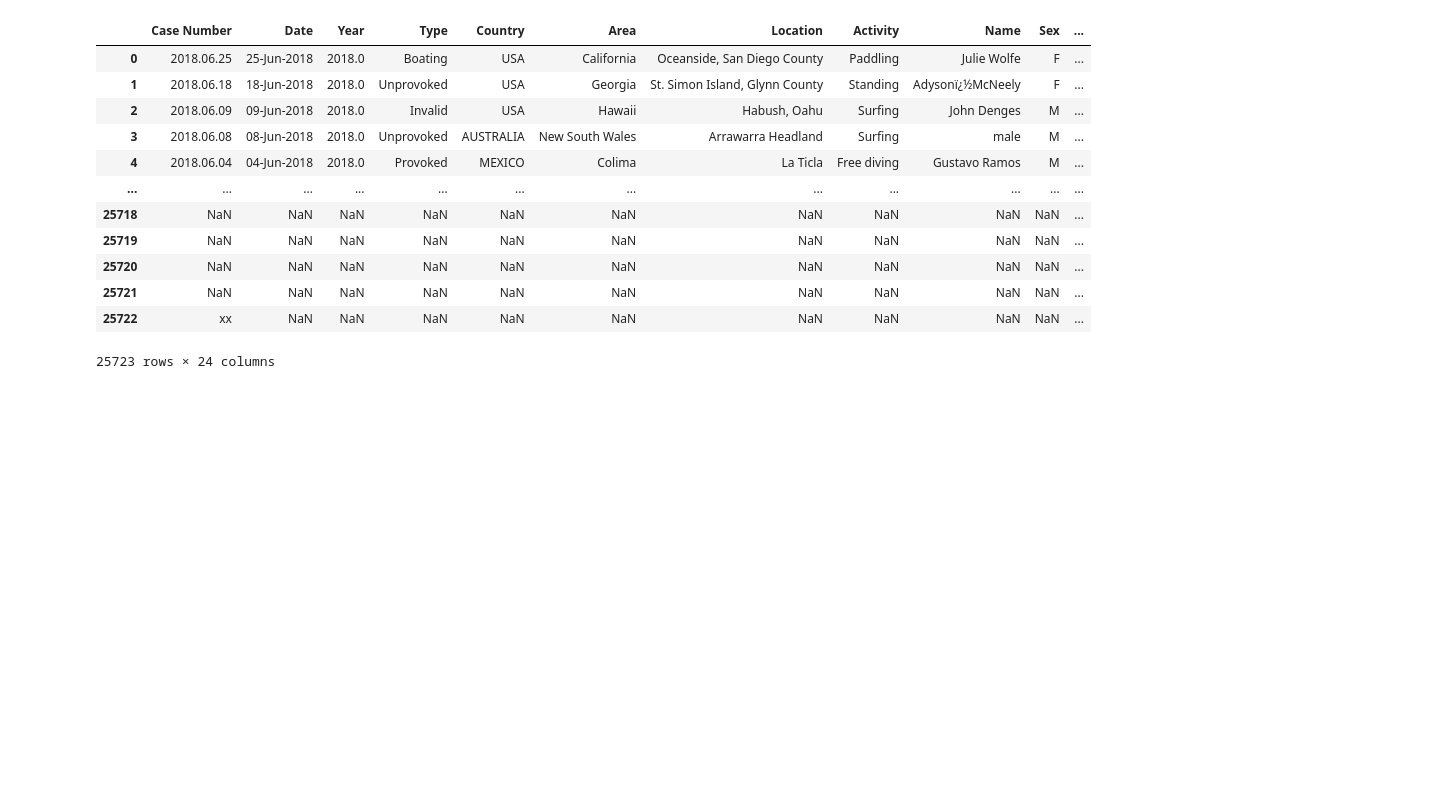
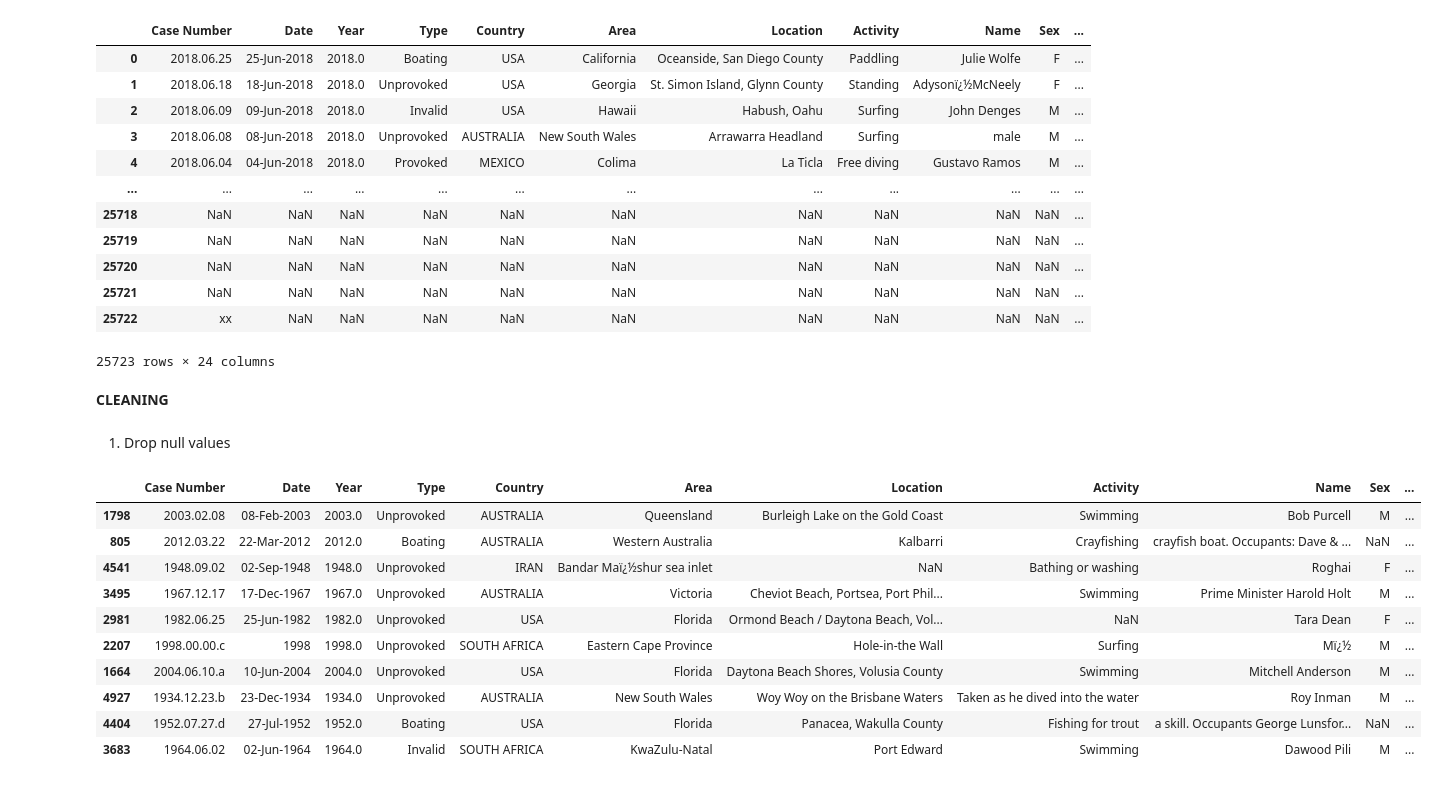
Before and after one commit to niniet98/PROJECT-I, a Jupyter notebook: src/cleaning.ipynb, the cells around one changed output. Cells and saved outputs as stored; diff of their text form; code cells hidden in the pictures; blank space fills up the shorter version.

```diff
--- a/src/cleaning.ipynb
+++ b/src/cleaning.ipynb
@@ -7,4 +3,5 @@ def clean_empty_rows(df):
 # %%
+pd.set_option('display.max_columns', None)
 shark_attacks = pd.read_csv("../data/attacks.csv", encoding="latin1")
 shark_attacks
 # %% [output]
@@ -21,3 +18,26 @@ shark_attacks
 | 25721 | NaN | NaN | NaN | NaN | NaN | NaN | NaN | NaN | NaN | NaN | ... |
 | 25722 | xx | NaN | NaN | NaN | NaN | NaN | NaN | NaN | NaN | NaN | ... |
 25723 rows × 24 columns
+# %% [markdown]
+**CLEANING**
+# %% [markdown]
+1. Drop null values
+# %%
+# We remove all the lines with 0, xx and empty values
+attacks_subset = shark_attacks.dropna(how='all')
+attacks_subset = attacks_subset[(attacks_subset['Case Number'] != '0')]
+attacks_subset = attacks_subset[(attacks_subset['Case Number'] != 'xx')]
+attacks_subset.sample(10)
+#print(rm_empty_lines.isna().sum())
+# %% [output]
+|  | Case Number | Date | Year | Type | Country | Area | Location | Activity | Name | Sex | ... |
+| 1798 | 2003.02.08 | 08-Feb-2003 | 2003.0 | Unprovoked | AUSTRALIA | Queensland | Burleigh Lake on the Gold Coast | Swimming | Bob Purcell | M | ... |
+| 805 | 2012.03.22 | 22-Mar-2012 | 2012.0 | Boating | AUSTRALIA | Western Australia | Kalbarri | Crayfishing | crayfish boat. Occupants: Dave & ... | NaN | ... |
+| 4541 | 1948.09.02 | 02-Sep-1948 | 1948.0 | Unprovoked | IRAN | Bandar Maï¿½shur sea inlet | NaN | Bathing or washing | Roghai | F | ... |
+| 3495 | 1967.12.17 | 17-Dec-1967 | 1967.0 | Unprovoked | AUSTRALIA | Victoria | Cheviot Beach, Portsea, Port Phil... | Swimming | Prime Minister Harold Holt | M | ... |
+| 2981 | 1982.06.25 | 25-Jun-1982 | 1982.0 | Unprovoked | USA | Florida | Ormond Beach / Daytona Beach, Vol... | NaN | Tara Dean | F | ... |
+| 2207 | 1998.00.00.c | 1998 | 1998.0 | Unprovoked | SOUTH AFRICA | Eastern Cape Province | Hole-in-the Wall | Surfing | Mï¿½ | M | ... |
+| 1664 | 2004.06.10.a | 10-Jun-2004 | 2004.0 | Unprovoked | USA | Florida | Daytona Beach Shores, Volusia County | Swimming | Mitchell Anderson | M | ... |
+| 4927 | 1934.12.23.b | 23-Dec-1934 | 1934.0 | Unprovoked | AUSTRALIA | New South Wales | Woy Woy on the Brisbane Waters | Taken as he dived into the water | Roy Inman | M | ... |
+| 4404 | 1952.07.27.d | 27-Jul-1952 | 1952.0 | Boating | USA | Florida | Panacea, Wakulla County | Fishing for trout | a skill. Occupants George Lunsfor... | NaN | ... |
+| 3683 | 1964.06.02 | 02-Jun-1964 | 1964.0 | Invalid | SOUTH AFRICA | KwaZulu-Natal | Port Edward | Swimming | Dawood Pili | M | ... |
```
Also changed, not shown: parts of 6 cells of this notebook, 2 other files.
